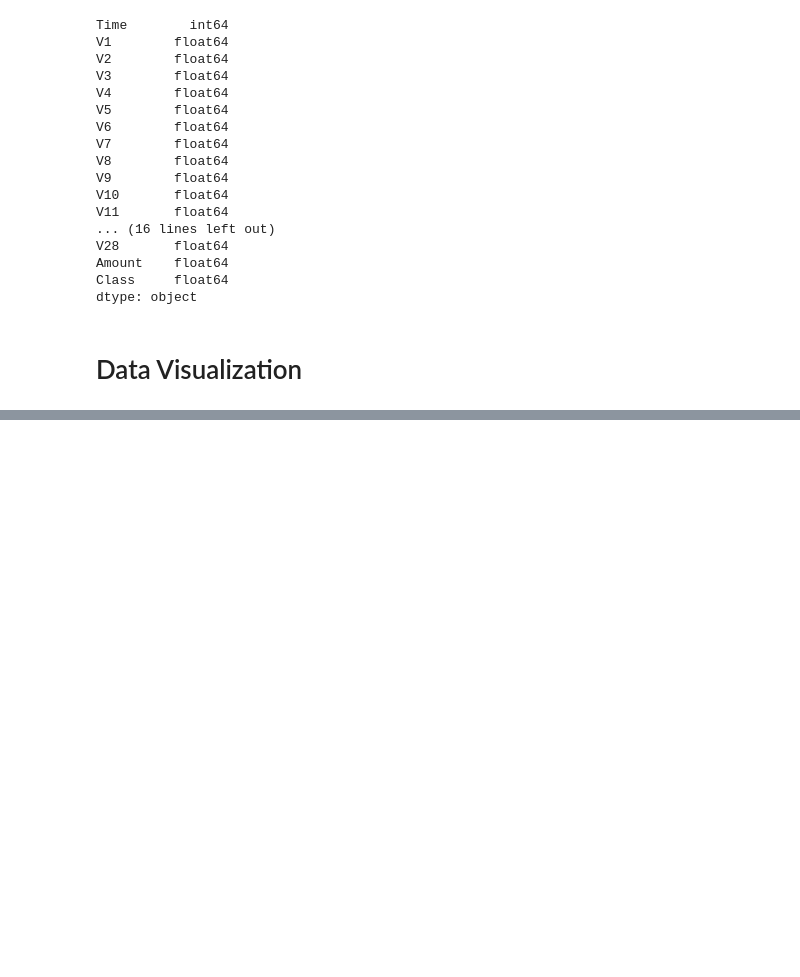
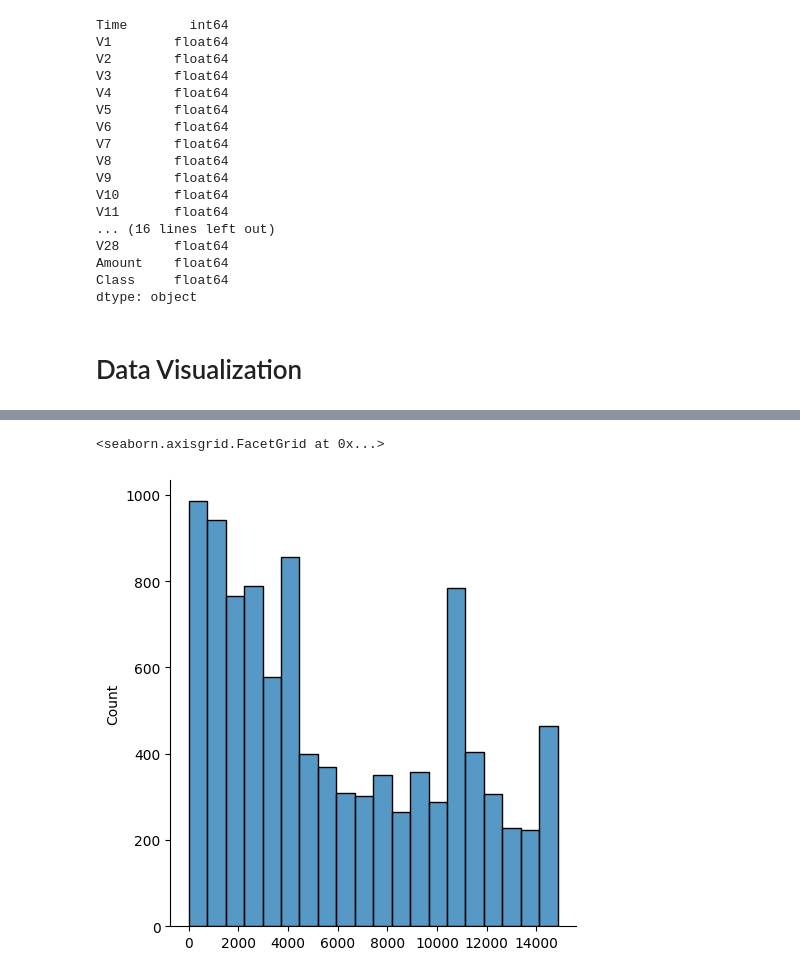
Before and after one commit to kdmwangi/Data-Science, a Jupyter notebook: Fraud_Detection.ipynb, the cells around one changed output, grey strips where cells are left out. Saved outputs shown, nothing was run; the diff lists cells and outputs as text; code cells hidden in the pictures; blank space fills up the shorter version.

```diff
--- a/Fraud_Detection.ipynb
+++ b/Fraud_Detection.ipynb
@@ -272,0 +333,5 @@ sns.scatterplt(dataset, )
+# %%
+sns.displot(dataset['Time'].values,kind='hist')
+# %% [output]
+<seaborn.axisgrid.FacetGrid at 0x...>
+[figure, added]
```
Also changed, not shown: parts of 24 cells of this notebook.
